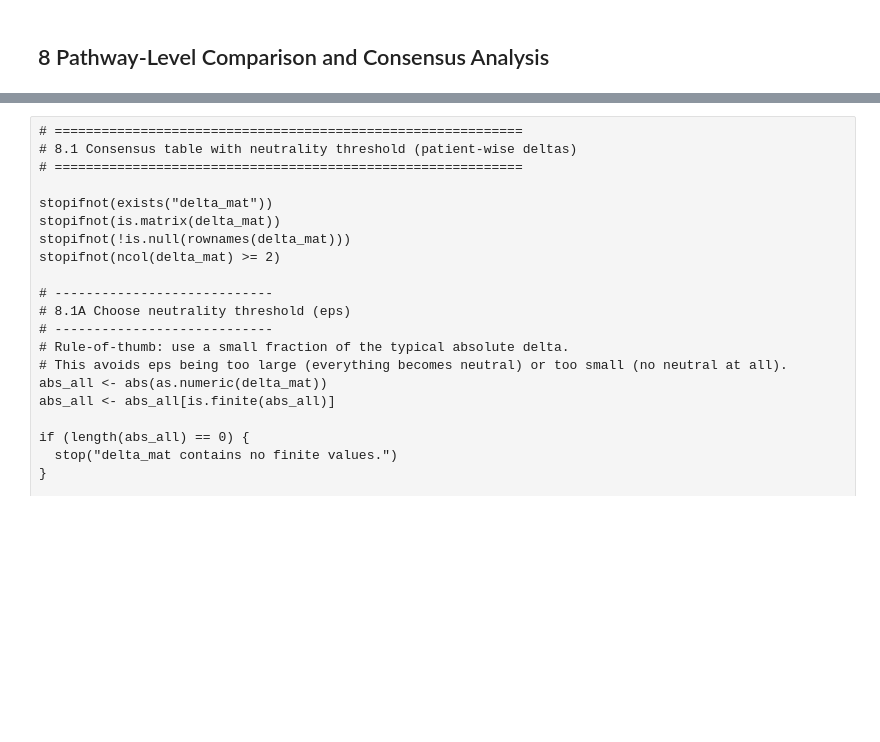
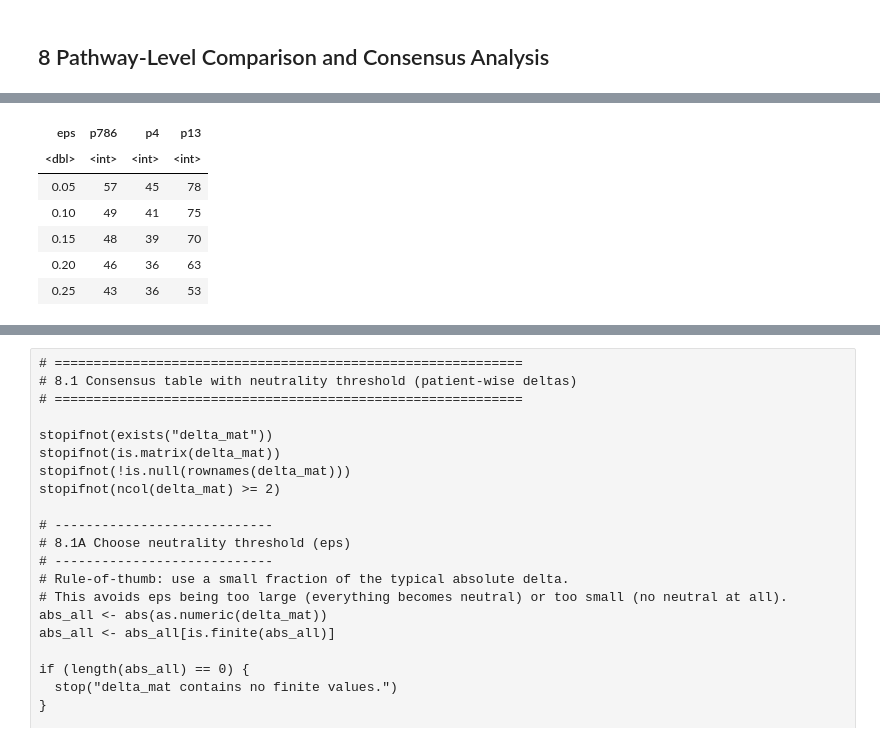
Before and after one commit to BennetDub/mein-r-projekt, a Jupyter notebook: Hipathia withou PB.ipynb, the cells around one changed output, grey strips where cells are left out. Saved outputs shown, nothing was run; the diff lists cells and outputs as text; code cells hidden in the pictures; blank space fills up the shorter version.

```diff
--- a/Hipathia withou PB.ipynb
+++ b/Hipathia withou PB.ipynb
@@ -935,85 +817,10 @@ Per-patient median delta:
 # %%
-# ============================================================
-# 8.4 Consensus plot (auto-select pathway from hybrid list)
-# ============================================================
+patient_eps_summary <- lapply(eps_grid, function(eps) {
+  data.frame(
+    eps = eps,
+    t(apply(delta_mat, 2, function(x) sum(x < -eps, na.rm = TRUE)))
+  )
+})
 
-message("\n===== 8.4 CONSENSUS PLOT (AUTO PATHWAY) =====")
-
-stopifnot(exists("consensus_hybrid"))
-stopifnot(nrow(consensus_hybrid) > 0)
-stopifnot(exists("combined_effect"))
-stopifnot(exists("delta_mat"))
-stopifnot(exists("pm"))
-stopifnot(exists("results"))
-stopifnot(exists("pathways"))
-
-# Select pathway based on enrichment within top subpathways
-top_k <- min(50, nrow(consensus_hybrid))
-top_ids <- head(consensus_hybrid$subpathway, top_k)
-
-# Parse KEGG pathway id from subpathway id: "P-hsa04610-44" -> "hsa04610"
-top_path <- vapply(
-  strsplit(top_ids, "-"),
-  function(x) if (length(x) >= 2) x[2] else NA_character_,
-  character(1)
-)
-
-sel_df <- data.frame(
-  subpathway = top_ids,
-  pathway = top_path,
-  abs_effect = abs(combined_effect[top_ids]),
-  stringsAsFactors = FALSE
-)
-sel_df <- sel_df[!is.na(sel_df$pathway), , drop = FALSE]
-stopifnot(nrow(sel_df) > 0)
-
-# Rank pathways by (1) count of top subpathways, (2) sum abs_effect
-path_summary <- aggregate(
-  abs_effect ~ pathway,
-  data = sel_df,
-  FUN = function(x) c(count = length(x), sum_abs = sum(x, na.rm = TRUE))
-)
-path_summary$count <- path_summary$abs_effect[, "count"]
-path_summary$sum_abs <- path_summary$abs_effect[, "sum_abs"]
-path_summary$abs_effect <- NULL
-path_summary <- path_summary[order(path_summary$count, path_summary$sum_abs, decreasing = TRUE), ]
-
-pathway_id <- path_summary$pathway[1]
-message("Auto-selected pathway: ", pathway_id)
-print(head(path_summary, 10))
-
-# Build Hipathia-compatible comp from combined effect (direction only)
-eff_comb <- combined_effect
-names(eff_comb) <- rownames(delta_mat)
-
-comp_consensus <- data.frame(
-  p.value = rep(1, length(eff_comb)),
-  FDRp.value = rep(1, length(eff_comb)),
-  stringsAsFactors = FALSE,
-  row.names = names(eff_comb)
-)
-comp_consensus$`UP/DOWN` <- ifelse(eff_comb > 0, "UP", "DOWN")
-
-# Sample group labels must match pm columns (patient_group samples)
-sample_group <- sub("^.*_", "", colnames(pm))
-names(sample_group) <- colnames(pm)
-stopifnot(all(names(sample_group) == colnames(pm)))
-
-node_colors <- node_color_per_de(
-  results,
-  pathways,
-  sample_group,
-  group2_name,  # Tumor
-  group1_name,  # Normal
-  colors = "hipathia"
-)
-
-pathway_comparison_plot(
-  comp_consensus,
-  metaginfo = pathways,
-  pathway = pathway_id,
-  node_colors = node_colors,
-  colors = "hipathia"
-)
-
-message("===== 8.4 DONE =====\n")
+do.call(rbind, patient_eps_summary)
+# %% [output]
@@ -1019,0 +828,7 @@ message("===== 8.4 DONE =====\n")
+| eps | p786 | p4 | p13 |
+| <dbl> | <int> | <int> | <int> |
+| 0.05 | 57 | 45 | 78 |
+| 0.10 | 49 | 41 | 75 |
+| 0.15 | 48 | 39 | 70 |
+| 0.20 | 46 | 36 | 63 |
+| 0.25 | 43 | 36 | 53 |
```
Also changed, not shown: parts of 75 cells of this notebook.
